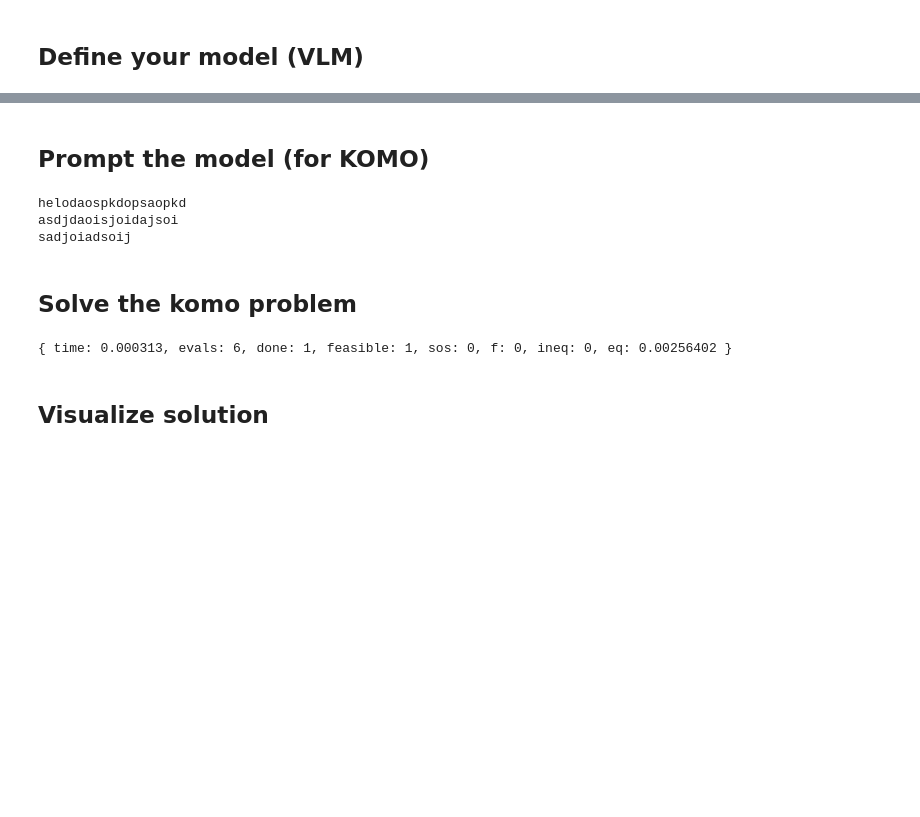
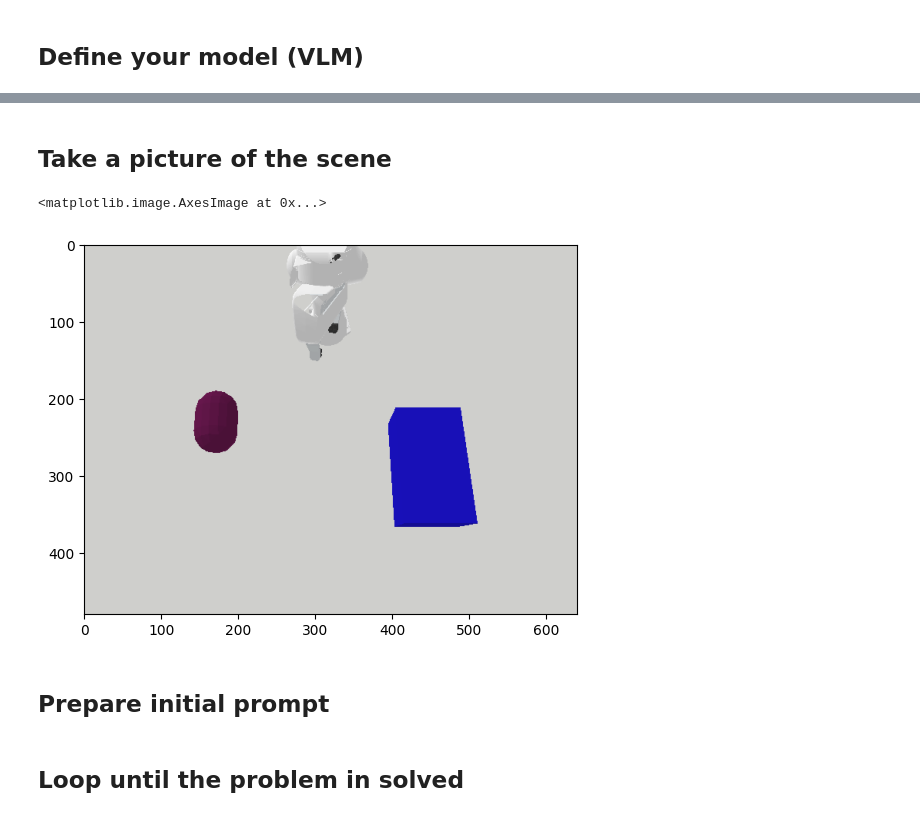
Before and after one commit to Tupryk/VLM4KOMO, a Jupyter notebook: main.ipynb, the cells around one changed output, grey strips where cells are left out. Saved outputs shown, nothing was run; the diff lists cells and outputs as text; code cells hidden in the pictures; blank space fills up the shorter version.

````diff
--- a/main.ipynb
+++ b/main.ipynb
@@ -42,0 +21,27 @@ plt.imshow(rgb)
+# %%
+C = ry.Config()
+C.addFile(ry.raiPath("./scenarios/push_blob.g"))
+
+midpoint = np.array([-0.105, 0.2, 0.745])
+
+C.addFrame("bin") \
+    .setPosition(midpoint+np.array([-.22,.2,0])) \
+    .setShape(ry.ST.box, size=[0.21, .36, .15]) \
+    .setColor([28/255, 18/255, 210/255]) \
+
+def sample_rectangular_arena(width=0.4, height=0.4, z_coord=0.745, center_point=[0, 0]):
+    x = center_point[0] + np.random.uniform(-width / 2, width / 2)
+    y = center_point[1] + np.random.uniform(-height / 2, height / 2)
+    return [x, y, z_coord]
+
+midpoint = sample_rectangular_arena(width=.68, height=.6, center_point=[.19, .32])
+
+base_quat = [-1/np.sqrt(2), 1/np.sqrt(2), 0 ,0 ]
+rel_quat = rowan.from_axis_angle([0,1,0], np.random.uniform(0, 2*np.pi))
+
+C.addFrame("blob") \
+    .setPosition(midpoint) \
+    .setShape(ry.ST.capsule, size=[.08, .07]) \
+    .setColor([106/255, 24/255, 79/255]) \
+    .setQuaternion(rowan.multiply(base_quat, rel_quat))
+C.view()
@@ -54,16 +63,18 @@ processor = AutoProcessor.from_pretrained("Qwen/Qwen2-VL-7B-Instruct")
-# %% [markdown]
-## Prompt the model (for KOMO)
-# %%
-from prompting import prompt_qwen
-
-task_description = "Put the blob in the bin."
-
-komo_definition = prompt_qwen(model, processor, device, task_description, image_path)
-
-komo_definition = [line for line in komo_definition.splitlines() if line.strip() not in ("```python", "```")]
-komo_definition = "\n".join(komo_definition[1:])
-print(komo_definition)
-# %% [output]
-helodaospkdopsaopkd
-asdjdaoisjoidajsoi
-sadjoiadsoij
+# %% [markdown]
+## Take a picture of the scene
+# %%
+bot = ry.BotOp(C, False)
+bot.home(C)
+bot.gripperMove(ry._left)
+
+rgb, depth = bot.getImageAndDepth("topCamera")
+
+img_idx = 1
+image_path = "./scene_image0.jpg"
+plt.imsave(image_path, rgb)
+plt.imshow(rgb)
+# %% [output]
+<matplotlib.image.AxesImage at 0x...>
+[figure, added]
+# %% [markdown]
+## Prepare initial prompt
@@ -70,11 +139,2 @@ sadjoiadsoij
 # %% [markdown]
-## Solve the komo problem
+## Loop until the problem in solved
-# %%
-komo: ry.KOMO = None
-exec(komo_definition)
-ret = ry.NLP_Solver(komo.nlp(), verbose=0).solve()
-print(ret)
-# %% [output]
-{ time: 0.000313, evals: 6, done: 1, feasible: 1, sos: 0, f: 0, ineq: 0, eq: 0.00256402 }
-# %% [markdown]
-## Visualize solution
````
Also changed, not shown: parts of 12 cells of this notebook, 6 other files.
